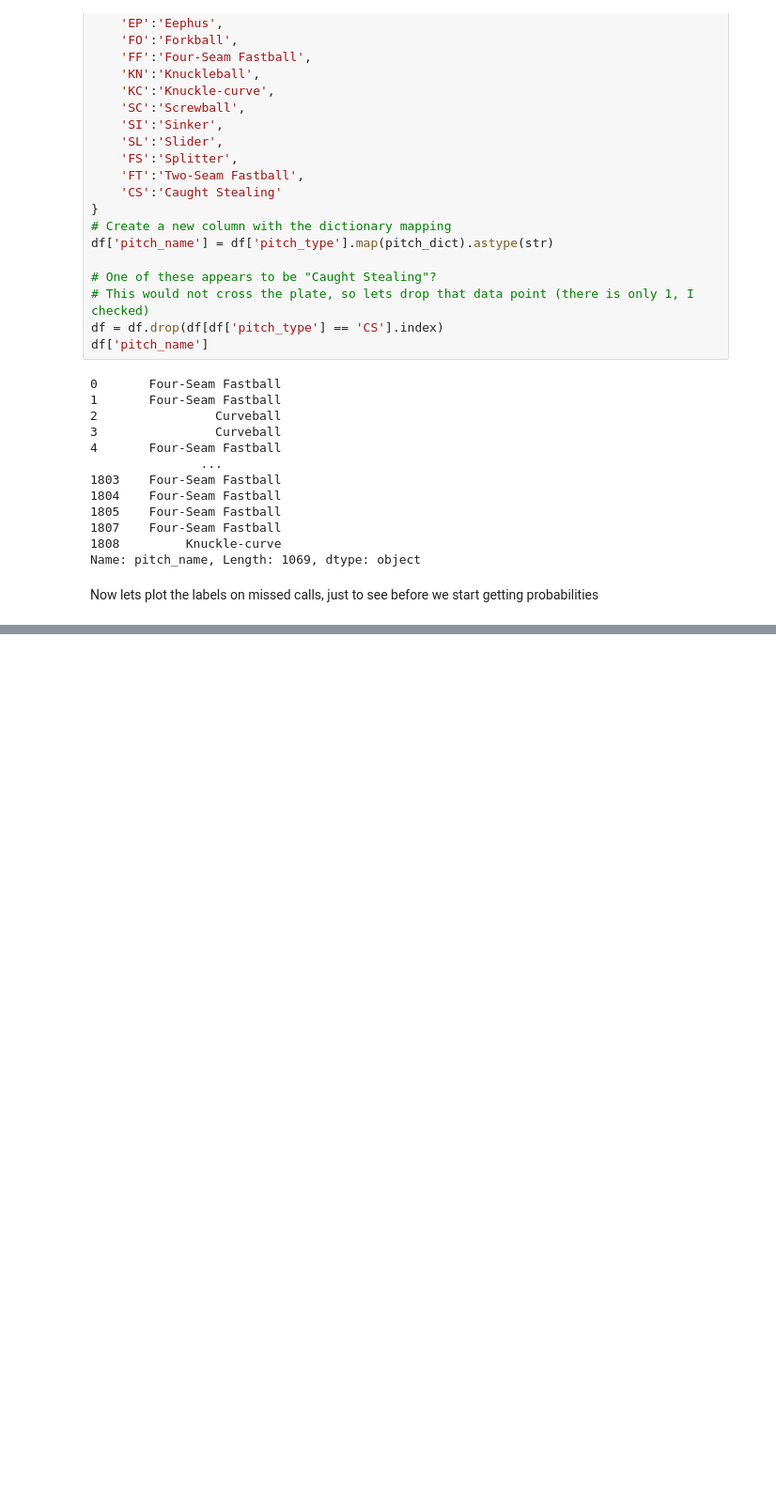
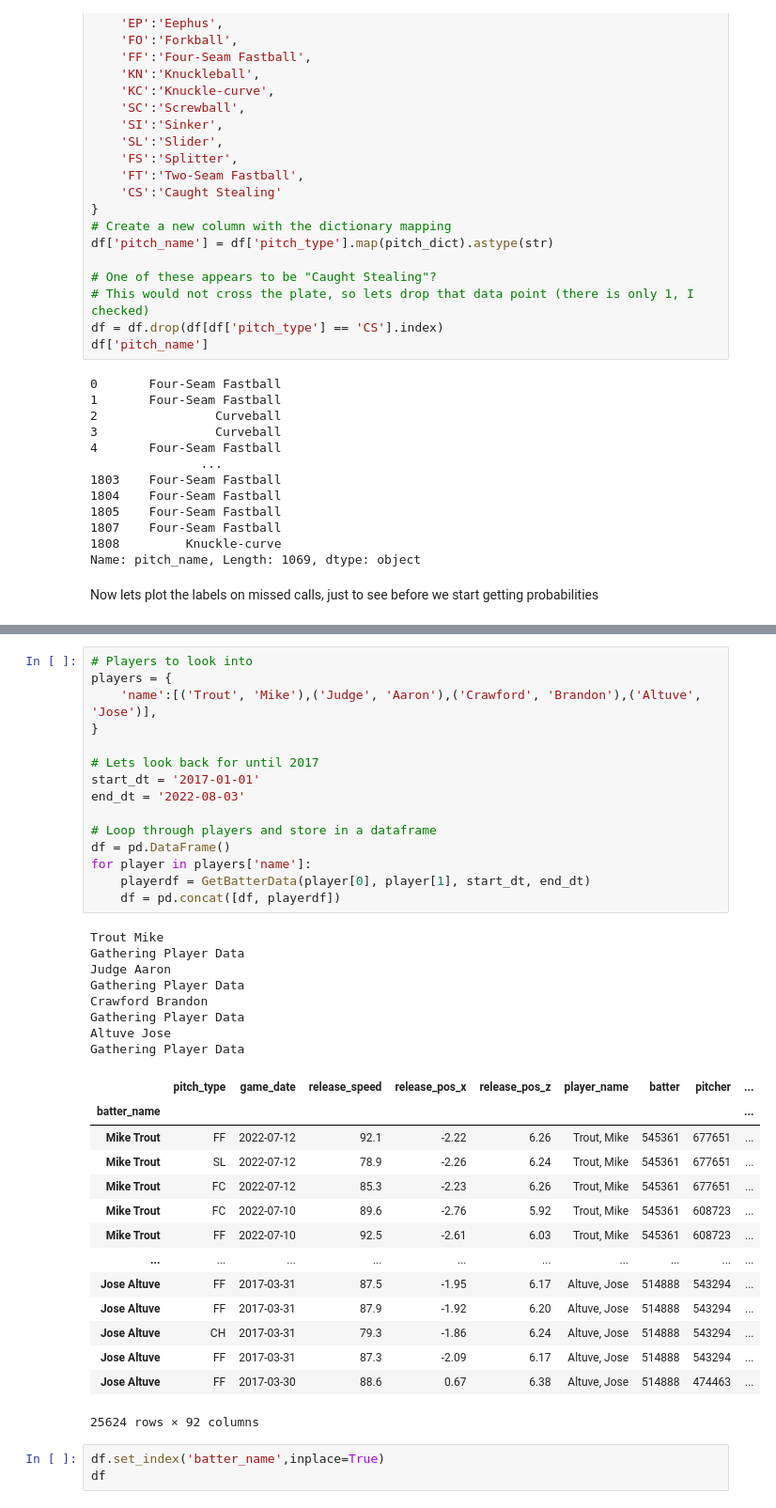
Before and after one commit to mattgpaul/AutoStrikeZone, a Jupyter notebook: AutoStrikeZone.ipynb, the cells around one changed output, grey strips where cells are left out. Shown at 94% size. Drawn from its saved outputs; the diff is of its cells as text; blank space fills up the shorter version.

Commit message:
altered function to call many batters

```diff
--- a/AutoStrikeZone.ipynb
+++ b/AutoStrikeZone.ipynb
@@ -390,0 +453,41 @@ fig.add_traces(data=plots)
+# %%
+# Players to look into
+players = {
+    'name':[('Trout', 'Mike'),('Judge', 'Aaron'),('Crawford', 'Brandon'),('Altuve', 'Jose')],
+}
+
+# Lets look back for until 2017
+start_dt = '2017-01-01'
+end_dt = '2022-08-03'
+
+# Loop through players and store in a dataframe
+df = pd.DataFrame()
+for player in players['name']:
+    playerdf = GetBatterData(player[0], player[1], start_dt, end_dt)
+    df = pd.concat([df, playerdf])
+# %% [output]
+Trout Mike
+Gathering Player Data
+Judge Aaron
+Gathering Player Data
+Crawford Brandon
+Gathering Player Data
+Altuve Jose
+Gathering Player Data
+|  | pitch_type | game_date | release_speed | release_pos_x | release_pos_z | player_name | batter | pitcher | ... |
+| batter_name |  |  |  |  |  |  |  |  | ... |
+| Mike Trout | FF | 2022-07-12 | 92.1 | -2.22 | 6.26 | Trout, Mike | 545361 | 677651 | ... |
+| Mike Trout | SL | 2022-07-12 | 78.9 | -2.26 | 6.24 | Trout, Mike | 545361 | 677651 | ... |
+| Mike Trout | FC | 2022-07-12 | 85.3 | -2.23 | 6.26 | Trout, Mike | 545361 | 677651 | ... |
+| Mike Trout | FC | 2022-07-10 | 89.6 | -2.76 | 5.92 | Trout, Mike | 545361 | 608723 | ... |
+| Mike Trout | FF | 2022-07-10 | 92.5 | -2.61 | 6.03 | Trout, Mike | 545361 | 608723 | ... |
+| ... | ... | ... | ... | ... | ... | ... | ... | ... | ... |
+| Jose Altuve | FF | 2017-03-31 | 87.5 | -1.95 | 6.17 | Altuve, Jose | 514888 | 543294 | ... |
+| Jose Altuve | FF | 2017-03-31 | 87.9 | -1.92 | 6.20 | Altuve, Jose | 514888 | 543294 | ... |
+| Jose Altuve | CH | 2017-03-31 | 79.3 | -1.86 | 6.24 | Altuve, Jose | 514888 | 543294 | ... |
+| Jose Altuve | FF | 2017-03-31 | 87.3 | -2.09 | 6.17 | Altuve, Jose | 514888 | 543294 | ... |
+| Jose Altuve | FF | 2017-03-30 | 88.6 | 0.67 | 6.38 | Altuve, Jose | 514888 | 474463 | ... |
+25624 rows × 92 columns
+# %%
+df.set_index('batter_name',inplace=True)
+df
```
Also changed, not shown: parts of 11 cells of this notebook.
